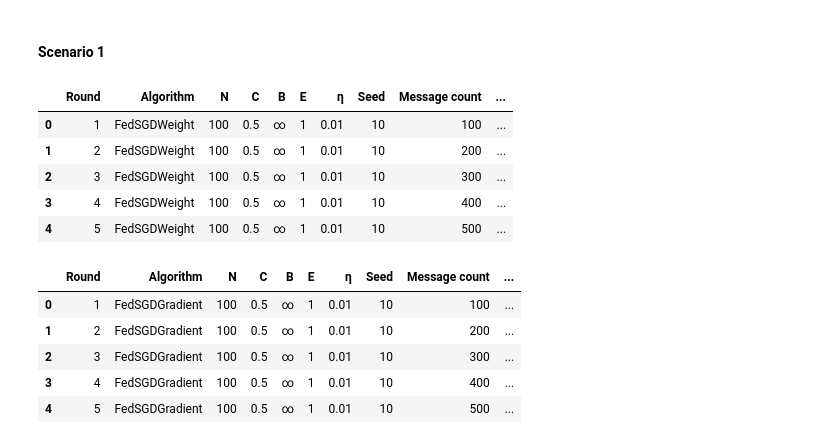
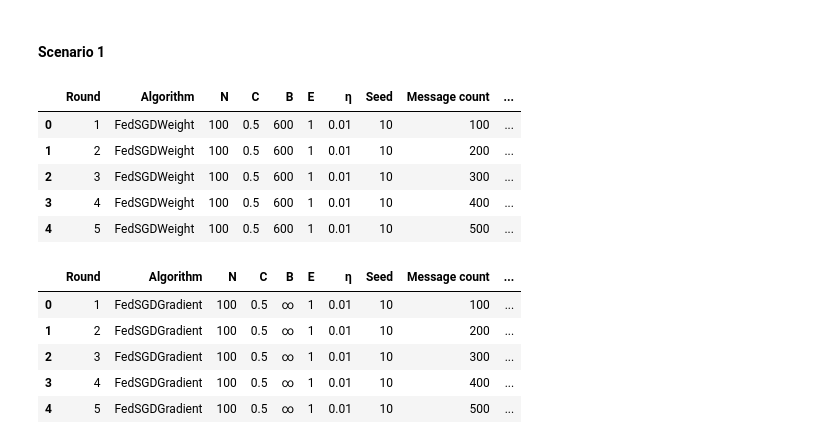
Before and after one commit to mattduerrmeier/DDL25Spring, a Jupyter notebook: lab/series01.ipynb, the cells around one changed output. Saved outputs shown, nothing was run; the diff lists cells and outputs as text; code cells hidden in the pictures.

Commit message:
Replace FedSGD weight class with FedAvg call
- call FedAvg using the correct batch size and epoch

```diff
--- a/lab/series01.ipynb
+++ b/lab/series01.ipynb
@@ -150,23 +96,26 @@ class FedSgdWeightServer(DecentralizedServer):
 # %%
 # scenario 1: FedSGD (Weights)
 lr = 0.01
 client_subsets = split(100, True, seed=seed)
 client_fraction = 0.5
 
-fedsgd_weight_server = FedSgdWeightServer(
-    lr=lr, client_subsets=client_subsets, client_fraction=client_fraction, seed=seed
+# no need to rewrite a new class: we can reuse FedAvg with batch size=len(data) and epoch=1
+fedsgd_weight_server = FedAvgServer(
+    lr=lr, batch_size=len(client_subsets[0]), client_subsets=client_subsets, client_fraction=client_fraction, nr_local_epochs=1, seed=seed
 )
+fedsgd_weight_server.name = "FedSGDWeight"
+
 # run for 5 rounds
 results_fedsgd_weight = fedsgd_weight_server.run(5)
 fedsgd_weight_df = results_fedsgd_weight.as_df()
 fedsgd_weight_df
 # %% [output]
 |  | Round | Algorithm | N | C | B | E | η | Seed | Message count | ... |
-| 0 | 1 | FedSGDWeight | 100 | 0.5 | ∞ | 1 | 0.01 | 10 | 100 | ... |
-| 1 | 2 | FedSGDWeight | 100 | 0.5 | ∞ | 1 | 0.01 | 10 | 200 | ... |
-| 2 | 3 | FedSGDWeight | 100 | 0.5 | ∞ | 1 | 0.01 | 10 | 300 | ... |
-| 3 | 4 | FedSGDWeight | 100 | 0.5 | ∞ | 1 | 0.01 | 10 | 400 | ... |
-| 4 | 5 | FedSGDWeight | 100 | 0.5 | ∞ | 1 | 0.01 | 10 | 500 | ... |
+| 0 | 1 | FedSGDWeight | 100 | 0.5 | 600 | 1 | 0.01 | 10 | 100 | ... |
+| 1 | 2 | FedSGDWeight | 100 | 0.5 | 600 | 1 | 0.01 | 10 | 200 | ... |
+| 2 | 3 | FedSGDWeight | 100 | 0.5 | 600 | 1 | 0.01 | 10 | 300 | ... |
+| 3 | 4 | FedSGDWeight | 100 | 0.5 | 600 | 1 | 0.01 | 10 | 400 | ... |
+| 4 | 5 | FedSGDWeight | 100 | 0.5 | 600 | 1 | 0.01 | 10 | 500 | ... |
 # %%
 # scenario 1: FedSGD (Gradient)
 lr = 0.01
```
Also changed, not shown: parts of 8 cells of this notebook.
